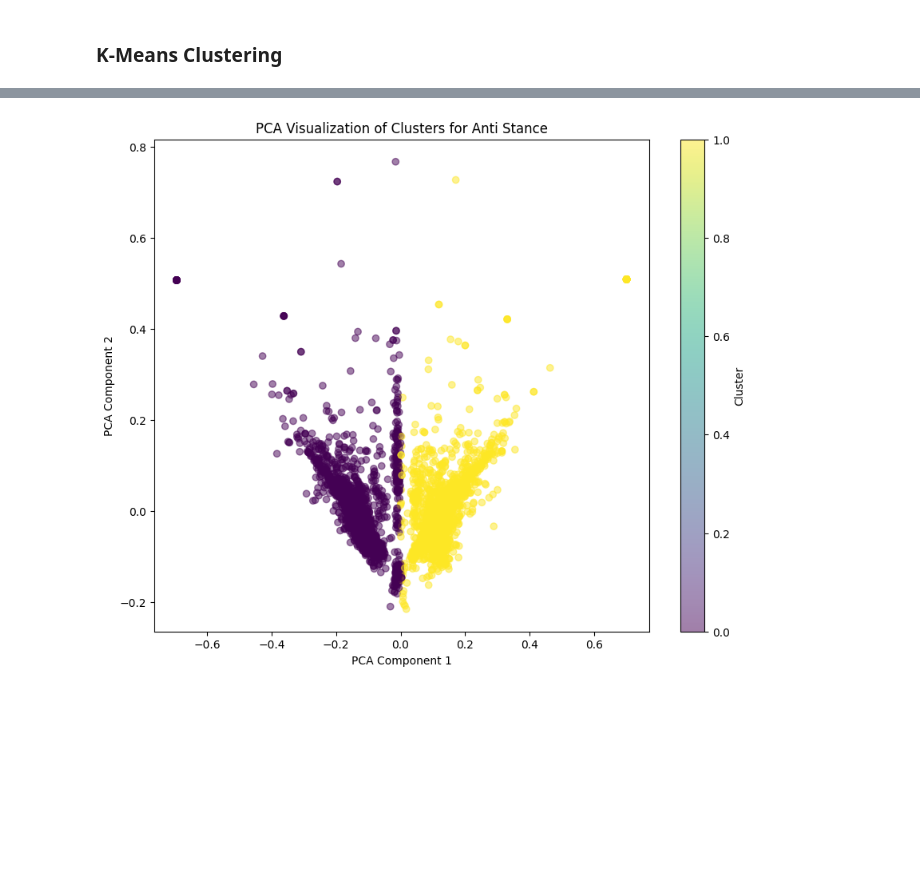
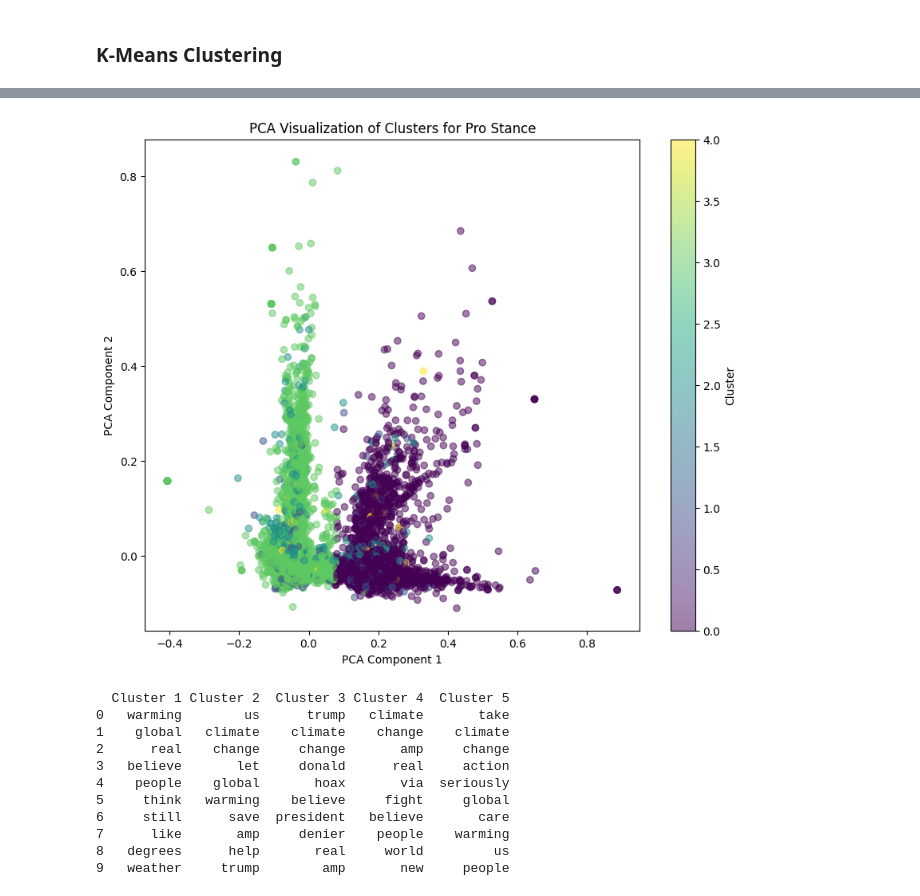
Before and after one commit to ramya1907/climate-change-tweets-analysis, a Jupyter notebook: climate_change_stance_analysis.ipynb, the cells around one changed output, grey strips where cells are left out. Saved outputs shown, nothing was run; the diff lists cells and outputs as text; code cells hidden in the pictures; blank space fills up the shorter version.

```diff
--- a/climate_change_stance_analysis.ipynb
+++ b/climate_change_stance_analysis.ipynb
@@ -665,6 +701,7 @@ plt.show()
 # %%
 # Create corpus
-corpus = [' '.join(tokens) for tokens in combined_df['tokenized_tweet']]
+# corpus = [' '.join(tokens) for tokens in combined_df['tokenized_tweet']]
+corpus = combined_df['tokenized_tweet'].tolist()
 
 tfidf_vectorizer = TfidfVectorizer(min_df=10, max_df=0.85)
 
@@ -716,7 +753,10 @@ print(top_terms_df)
 # %%
 # Create Anti DataFrame
+# anti_df 4782 rows
+
 anti_df = combined_df[combined_df['label'] == -1]
-anti_corpus = [' '.join(tokens) for tokens in anti_df['tokenized_tweet']]
+# anti_corpus = [' '.join(tokens) for tokens in anti_df['tokenized_tweet']]
+anti_corpus = anti_df['tokenized_tweet'].tolist()
 
 tfidf_vectorizer = TfidfVectorizer(min_df=6, max_df=0.9)
 
@@ -739,4 +779,16 @@ for cluster_id, indices in enumerate(top_term_indices):
 top_terms_df = pd.DataFrame.from_dict(top_terms_per_cluster, orient='index')
 top_terms_df = top_terms_df.transpose()
 print(top_terms_df)
+
+pca = PCA(n_components=2, random_state=1048)
+anti_X_pca = pca.fit_transform(anti_X.toarray())
+
+# Visualize the clusters
+plt.figure(figsize=(10, 8))
+plt.scatter(anti_X_pca[:, 0], anti_X_pca[:, 1], c=anti_clusters, cmap='viridis', marker='o', alpha=0.5)
+plt.title('PCA Visualization of Clusters for Anti Stance')
+plt.xlabel('PCA Component 1')
+plt.ylabel('PCA Component 2')
+plt.colorbar(label='Cluster')
+plt.show()
 # %% [output]
@@ -760,14 +813,52 @@ print(top_terms_df)
 # %%
+# Create Pro DataFrame
+pro_df = combined_df[combined_df['label'] == 1]
+
+# pro_corpus = [' '.join(tokens) for tokens in pro_df['tokenized_tweet']]
+pro_corpus = pro_df['tokenized_tweet'].tolist()
+
+tfidf_vectorizer = TfidfVectorizer(min_df=3)
+pro_X = tfidf_vectorizer.fit_transform(pro_corpus)
+pro_vocab = tfidf_vectorizer.get_feature_names_out()
+
+pro_kmeans = KMeans(n_clusters=5, random_state=1048, n_init='auto')
+pro_clusters = pro_kmeans.fit_predict(pro_X)
+pro_centroids = pro_kmeans.cluster_centers_
+
+# Dimensionality reduction using PCA
 pca = PCA(n_components=2, random_state=1048)
-anti_X_pca = pca.fit_transform(anti_X.toarray())
+pro_X_pca = pca.fit_transform(pro_X.toarray())
 
 # Visualize the clusters
 plt.figure(figsize=(10, 8))
-plt.scatter(anti_X_pca[:, 0], anti_X_pca[:, 1], c=anti_clusters, cmap='viridis', marker='o', alpha=0.5)
-plt.title('PCA Visualization of Clusters for Anti Stance')
+plt.scatter(pro_X_pca[:, 0], pro_X_pca[:, 1], c=pro_clusters, cmap='viridis', marker='o', alpha=0.5)
+plt.title('PCA Visualization of Clusters for Pro Stance')
 plt.xlabel('PCA Component 1')
 plt.ylabel('PCA Component 2')
 plt.colorbar(label='Cluster')
 plt.show()
+
+n_top_terms = 10
+top_term_indices = pro_centroids.argsort()[:, ::-1][:, :n_top_terms]
+
+top_terms_per_cluster = {}
+for cluster_id, indices in enumerate(top_term_indices):
+  terms = [pro_vocab[idx] for idx in indices]
+  top_terms_per_cluster[f'Cluster {cluster_id + 1}'] = terms
+
+top_terms_df = pd.DataFrame.from_dict(top_terms_per_cluster, orient='index')
+top_terms_df = top_terms_df.transpose()
+print(top_terms_df)
 # %% [output]
-[figure, old version]
+[figure, new version]
+  Cluster 1 Cluster 2  Cluster 3 Cluster 4  Cluster 5
+0   warming        us      trump   climate       take
+1    global   climate    climate    change    climate
+2      real    change     change       amp     change
+3   believe       let     donald      real     action
+4    people    global       hoax       via  seriously
+5     think   warming    believe     fight     global
+6     still      save  president   believe       care
+7      like       amp     denier    people    warming
+8   degrees      help       real     world         us
+9   weather     trump        amp       new     people
```
Also changed, not shown: parts of 29 cells of this notebook.
